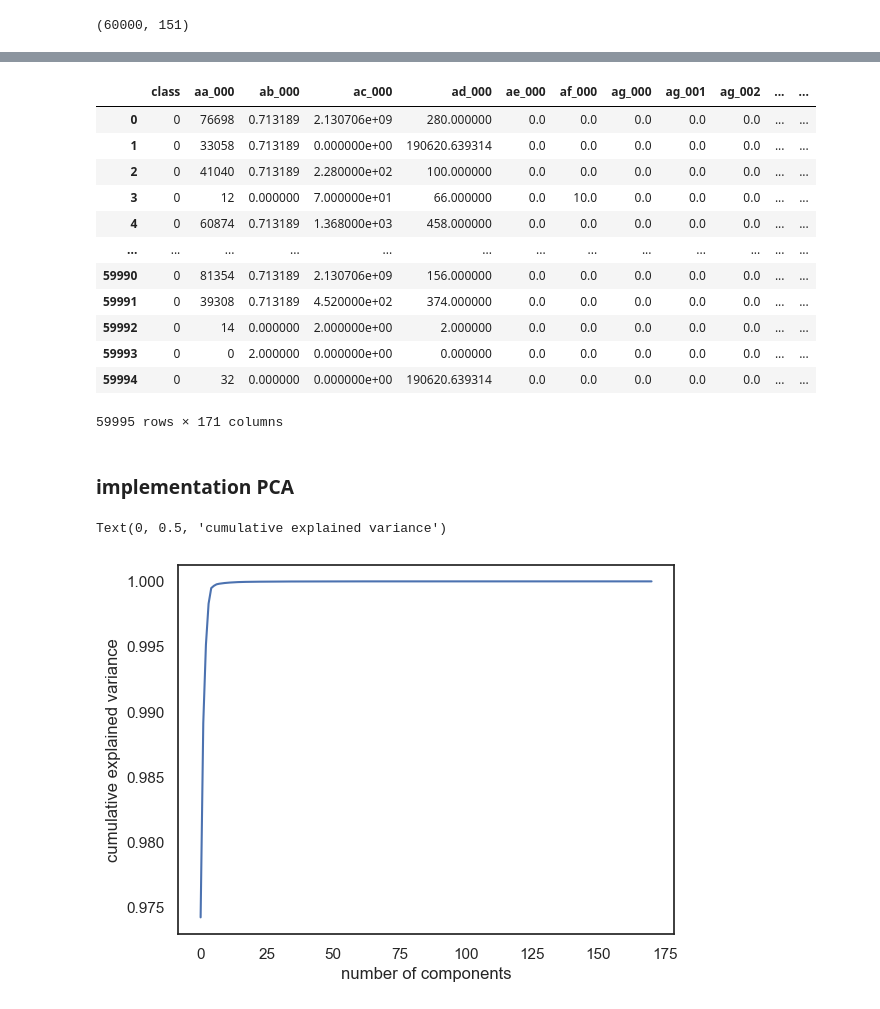
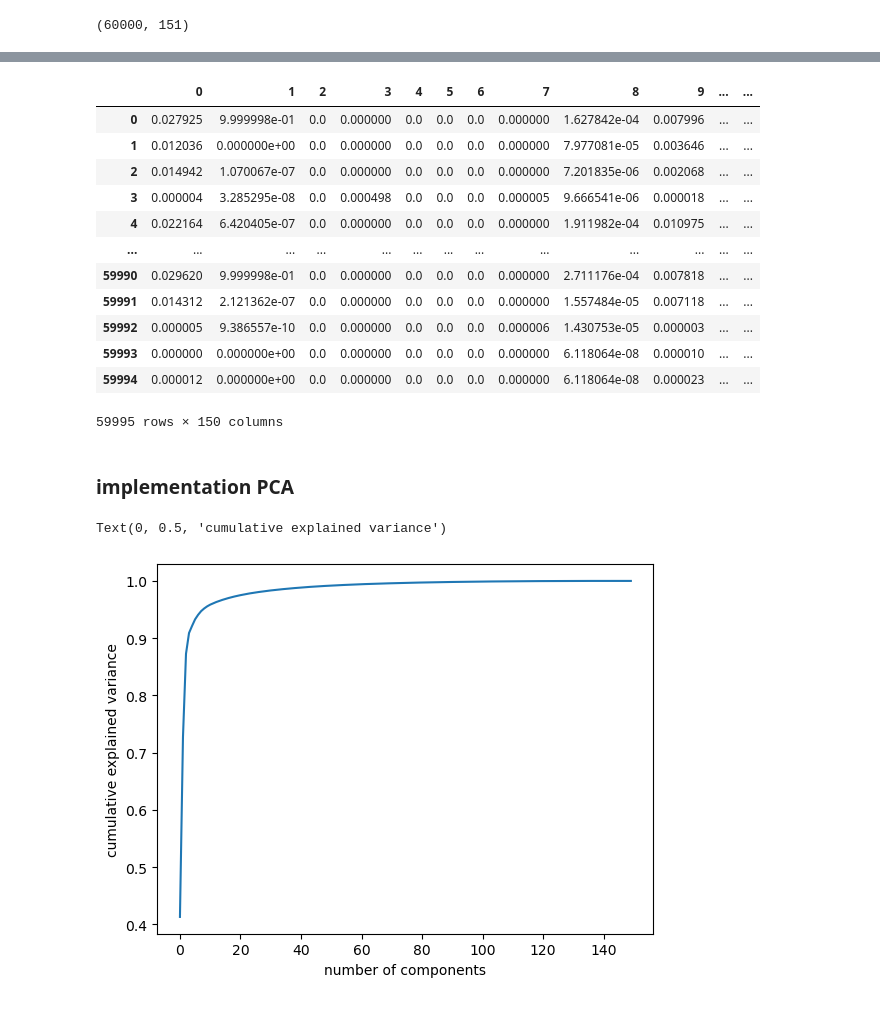
Before and after one commit to SertacBattal/DataPrep, a Jupyter notebook: SertacBattal_DPrepHDip_CA1.ipynb, the cells around one changed output, grey strips where cells are left out. Drawn from its saved outputs; the diff is of its cells as text; code cells hidden in the pictures.

Commit message:
MinMax Scaling and PCA Customization
The PCA model was Customized according to the Min Max Scale method applied.

```diff
--- a/SertacBattal_DPrepHDip_CA1.ipynb
+++ b/SertacBattal_DPrepHDip_CA1.ipynb
@@ -217,2 +142,0 @@ Length: 170, dtype: float64
-# %%
-new_dataset.fillna(new_dataset.mean(), inplace=True)
@@ -234,0 +220,2 @@ new_dataset.head(-5)
+# %%
+new_dataset_scaled.fillna(new_dataset_scaled.mean(), inplace=True)
@@ -329,32 +265,33 @@ new_dataset['class'].replace('pos', 1,  inplace = True)
 # %%
-new_dataset.head(-5)
+new_dataset_scaled.head(-5)
 # %% [output]
-|  | class | aa_000 | ab_000 | ac_000 | ad_000 | ae_000 | af_000 | ag_000 | ag_001 | ag_002 | ... | ... |
-| 0 | 0 | 76698 | 0.713189 | 2.130706e+09 | 280.000000 | 0.0 | 0.0 | 0.0 | 0.0 | 0.0 | ... | ... |
-| 1 | 0 | 33058 | 0.713189 | 0.000000e+00 | 190620.639314 | 0.0 | 0.0 | 0.0 | 0.0 | 0.0 | ... | ... |
-| 2 | 0 | 41040 | 0.713189 | 2.280000e+02 | 100.000000 | 0.0 | 0.0 | 0.0 | 0.0 | 0.0 | ... | ... |
-| 3 | 0 | 12 | 0.000000 | 7.000000e+01 | 66.000000 | 0.0 | 10.0 | 0.0 | 0.0 | 0.0 | ... | ... |
-| 4 | 0 | 60874 | 0.713189 | 1.368000e+03 | 458.000000 | 0.0 | 0.0 | 0.0 | 0.0 | 0.0 | ... | ... |
+|  | 0 | 1 | 2 | 3 | 4 | 5 | 6 | 7 | 8 | 9 | ... | ... |
+| 0 | 0.027925 | 9.999998e-01 | 0.0 | 0.000000 | 0.0 | 0.0 | 0.0 | 0.000000 | 1.627842e-04 | 0.007996 | ... | ... |
+| 1 | 0.012036 | 0.000000e+00 | 0.0 | 0.000000 | 0.0 | 0.0 | 0.0 | 0.000000 | 7.977081e-05 | 0.003646 | ... | ... |
+| 2 | 0.014942 | 1.070067e-07 | 0.0 | 0.000000 | 0.0 | 0.0 | 0.0 | 0.000000 | 7.201835e-06 | 0.002068 | ... | ... |
+| 3 | 0.000004 | 3.285295e-08 | 0.0 | 0.000498 | 0.0 | 0.0 | 0.0 | 0.000005 | 9.666541e-06 | 0.000018 | ... | ... |
+| 4 | 0.022164 | 6.420405e-07 | 0.0 | 0.000000 | 0.0 | 0.0 | 0.0 | 0.000000 | 1.911982e-04 | 0.010975 | ... | ... |
 | ... | ... | ... | ... | ... | ... | ... | ... | ... | ... | ... | ... | ... |
-| 59990 | 0 | 81354 | 0.713189 | 2.130706e+09 | 156.000000 | 0.0 | 0.0 | 0.0 | 0.0 | 0.0 | ... | ... |
-| 59991 | 0 | 39308 | 0.713189 | 4.520000e+02 | 374.000000 | 0.0 | 0.0 | 0.0 | 0.0 | 0.0 | ... | ... |
-| 59992 | 0 | 14 | 0.000000 | 2.000000e+00 | 2.000000 | 0.0 | 0.0 | 0.0 | 0.0 | 0.0 | ... | ... |
-| 59993 | 0 | 0 | 2.000000 | 0.000000e+00 | 0.000000 | 0.0 | 0.0 | 0.0 | 0.0 | 0.0 | ... | ... |
-| 59994 | 0 | 32 | 0.000000 | 0.000000e+00 | 190620.639314 | 0.0 | 0.0 | 0.0 | 0.0 | 0.0 | ... | ... |
+| 59990 | 0.029620 | 9.999998e-01 | 0.0 | 0.000000 | 0.0 | 0.0 | 0.0 | 0.000000 | 2.711176e-04 | 0.007818 | ... | ... |
+| 59991 | 0.014312 | 2.121362e-07 | 0.0 | 0.000000 | 0.0 | 0.0 | 0.0 | 0.000000 | 1.557484e-05 | 0.007118 | ... | ... |
+| 59992 | 0.000005 | 9.386557e-10 | 0.0 | 0.000000 | 0.0 | 0.0 | 0.0 | 0.000006 | 1.430753e-05 | 0.000003 | ... | ... |
+| 59993 | 0.000000 | 0.000000e+00 | 0.0 | 0.000000 | 0.0 | 0.0 | 0.0 | 0.000000 | 6.118064e-08 | 0.000010 | ... | ... |
+| 59994 | 0.000012 | 0.000000e+00 | 0.0 | 0.000000 | 0.0 | 0.0 | 0.0 | 0.000000 | 6.118064e-08 | 0.000023 | ... | ... |
-59995 rows × 171 columns
+59995 rows × 150 columns
 # %% [markdown]
 ### implementation PCA
 # %%
 from sklearn.decomposition import PCA
 # %%
-new_dataset_no_label = new_dataset.drop(new_dataset["class"])
-pca = PCA().fit(new_dataset_no_label)
+# y = new_dataset["class"]
+
+pca = PCA().fit(new_dataset_scaled)
 
 plt.plot(np.cumsum(pca.explained_variance_ratio_))
 
 plt.xlabel("number of components")
 plt.ylabel("cumulative explained variance")
 # %% [output]
 Text(0, 0.5, 'cumulative explained variance')
-[figure, old version]
+[figure, new version]
 # %%
```
Also changed, not shown: parts of 60 cells of this notebook.
